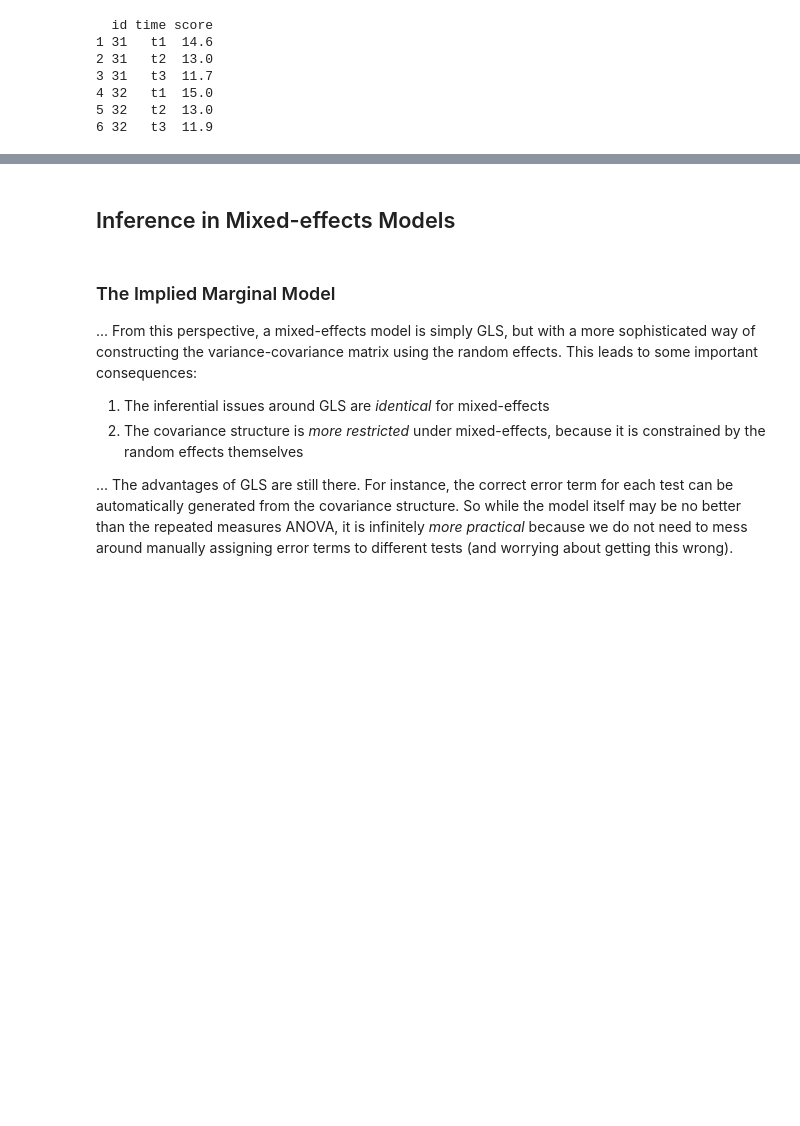
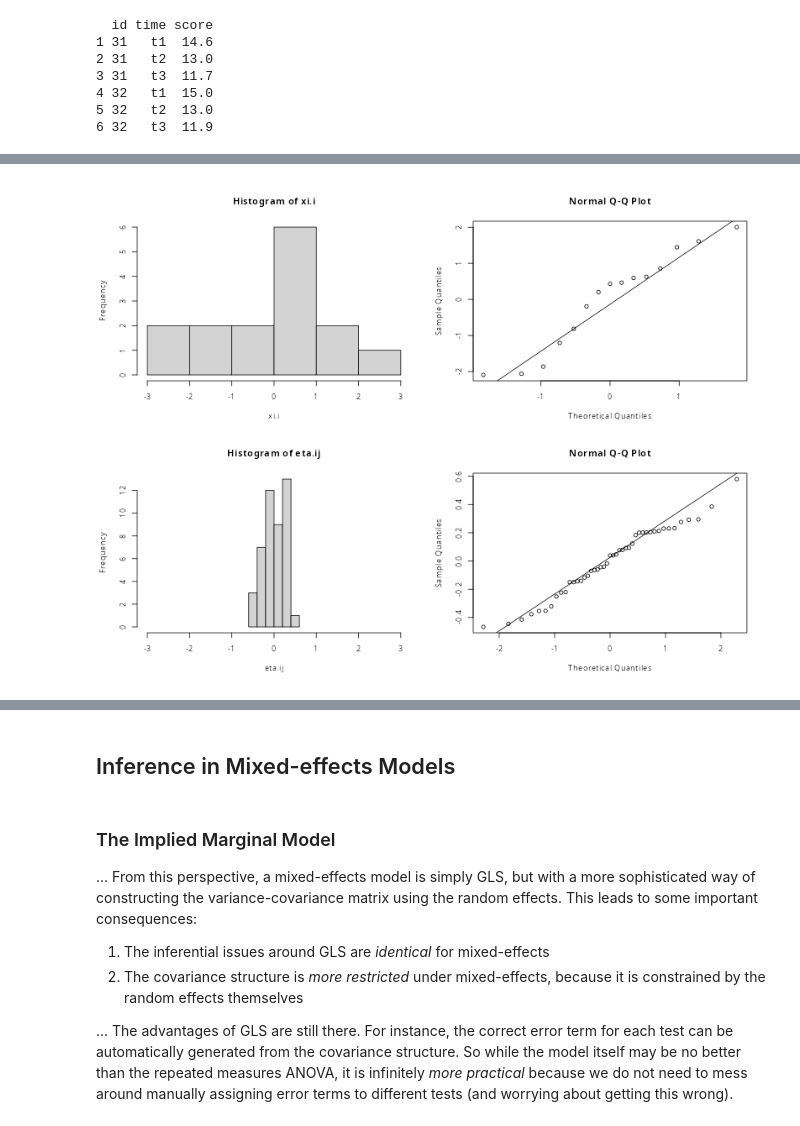
Before and after one commit to PCHN63112-Mixed-Models/mixed-effects-intro, a Jupyter notebook: 5.mixed-R.ipynb, the cells around one changed output, grey strips where cells are left out. Cells and saved outputs as stored; diff of their text form; code cells hidden in the pictures; blank space fills up the shorter version.

```diff
--- a/5.mixed-R.ipynb
+++ b/5.mixed-R.ipynb
@@ -102,4 +55,4 @@ To fit this model using `lme()` we use
 # %%
 library(nlme)
-lme.mod <- lme(score ~ time, random= ~ 1|id, data=selfesteem.long)
+lme.mod <- lme(score ~ time, random= ~ 1|id, data=anxiety.long)
 # %% [markdown]
@@ -194,0 +186,17 @@ Degrees of freedom: 30 total; 27 residual
+# %%
+xi.i   <- random.effects(lme.mod)[,1]
+eta.ij <- residuals(lme.mod)
+
+par(mfrow=c(2,2))
+
+# plot xi.i
+hist(xi.i, xlim=c(-3,3))
+qqnorm(xi.i)
+qqline(xi.i)
+
+# plot eta.ij
+hist(eta.ij, xlim=c(-3,3))
+qqnorm(eta.ij)
+qqline(eta.ij)
+# %% [output]
+[figure, added]
```
Also changed, not shown: parts of 24 cells of this notebook, 7 other files.
